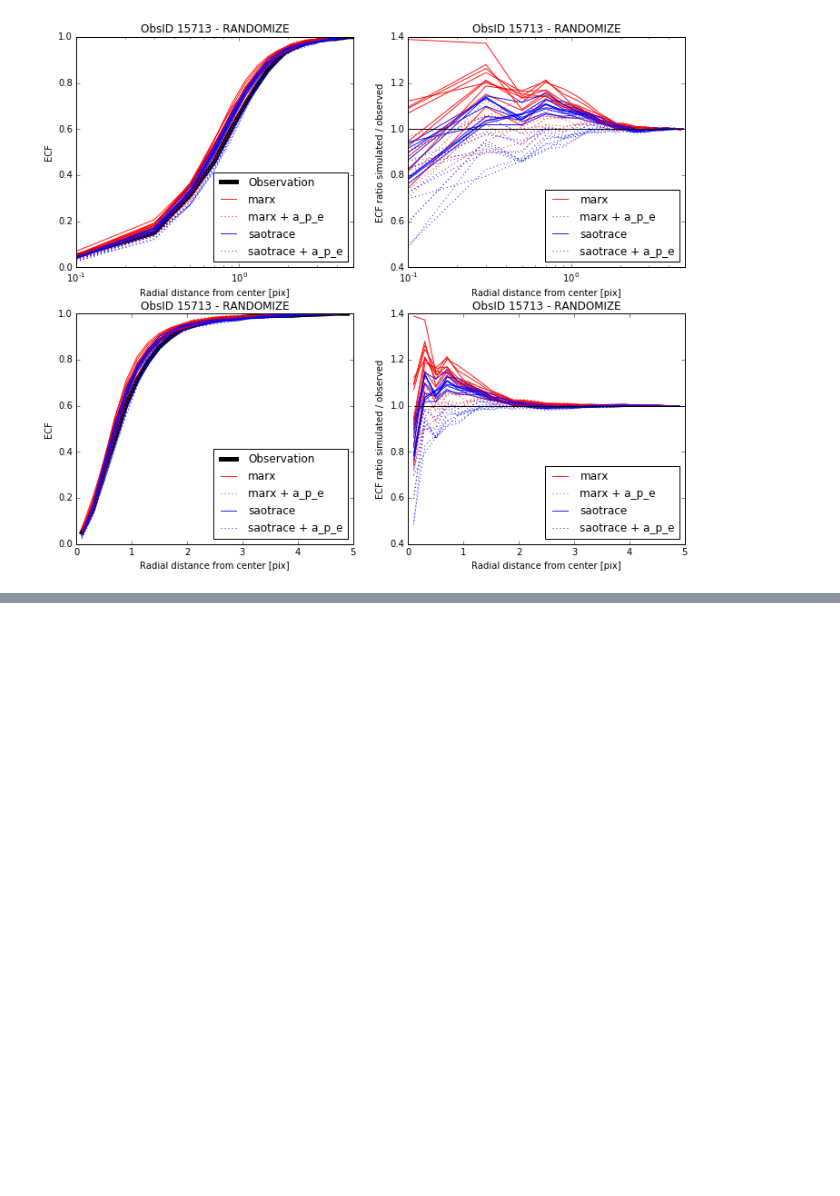
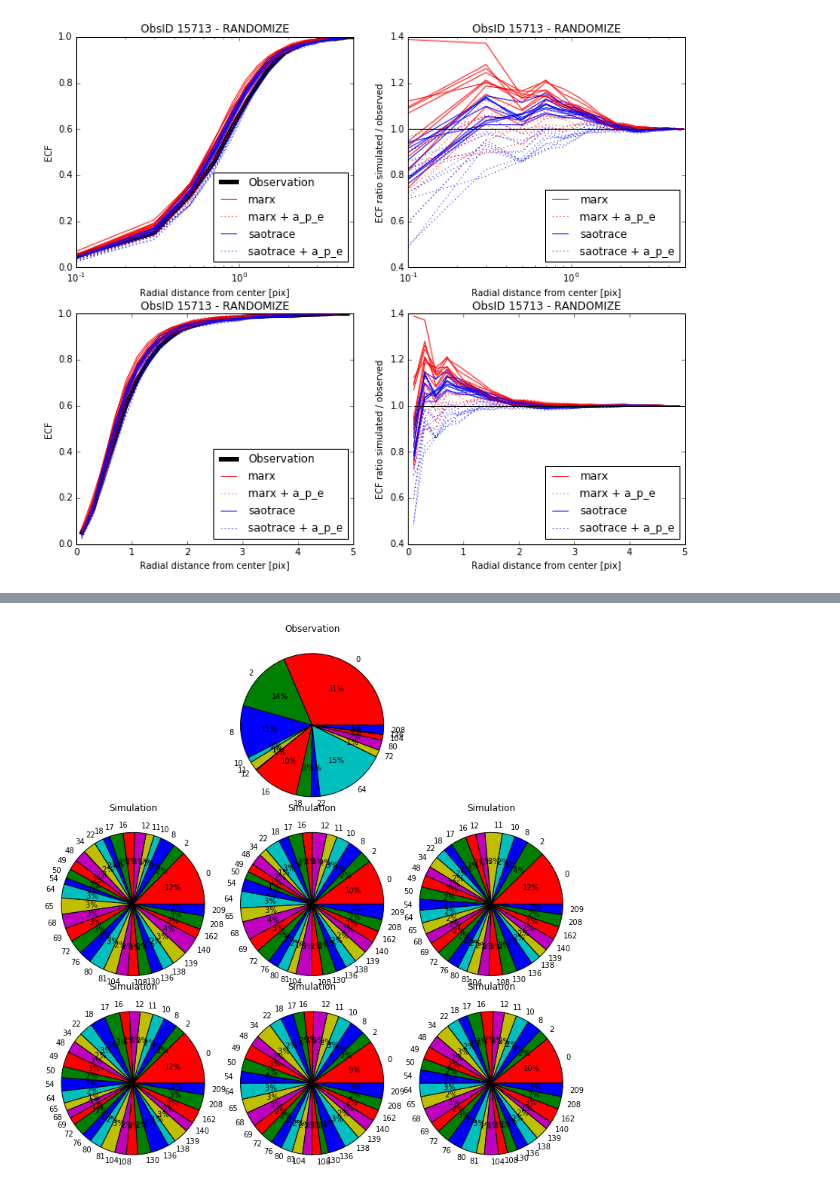
Before and after one commit to Chandra-MARX/marx-test, a Jupyter notebook: notebooks/AspectBlur.ipynb, the cells around one changed output, grey strips where cells are left out. Saved outputs shown, nothing was run; the diff lists cells and outputs as text; code cells hidden in the pictures; blank space fills up the shorter version.

```diff
--- a/notebooks/AspectBlur.ipynb
+++ b/notebooks/AspectBlur.ipynb
@@ -146,0 +217,13 @@ fig = plot44('randomize')
+# %%
+fig = plt.figure(figsize=(10, 10))
+axobs = fig.add_axes([0.33, 0.66, 0.33, 0.33])
+axobs.set_title('Observation')
+plotpie(axobs, {'data':'obs', 'pix_adj': 'edser'}, {}, col='fltgrade')
+
+for i in range(3):
+    for j, prog in enumerate(['marx', 'saotrace']):
+        ax = fig.add_axes([i * 0.33, j * 0.33, 0.33, 0.33])
+        ax.set_title('Simulation')
+        plotpie(ax, {'data':i, 'pix_adj': 'edser', 'mirror': prog}, {}, col='fltgrade')
+# %% [output]
+[figure, added]
```
Also changed, not shown: parts of 14 cells of this notebook.
